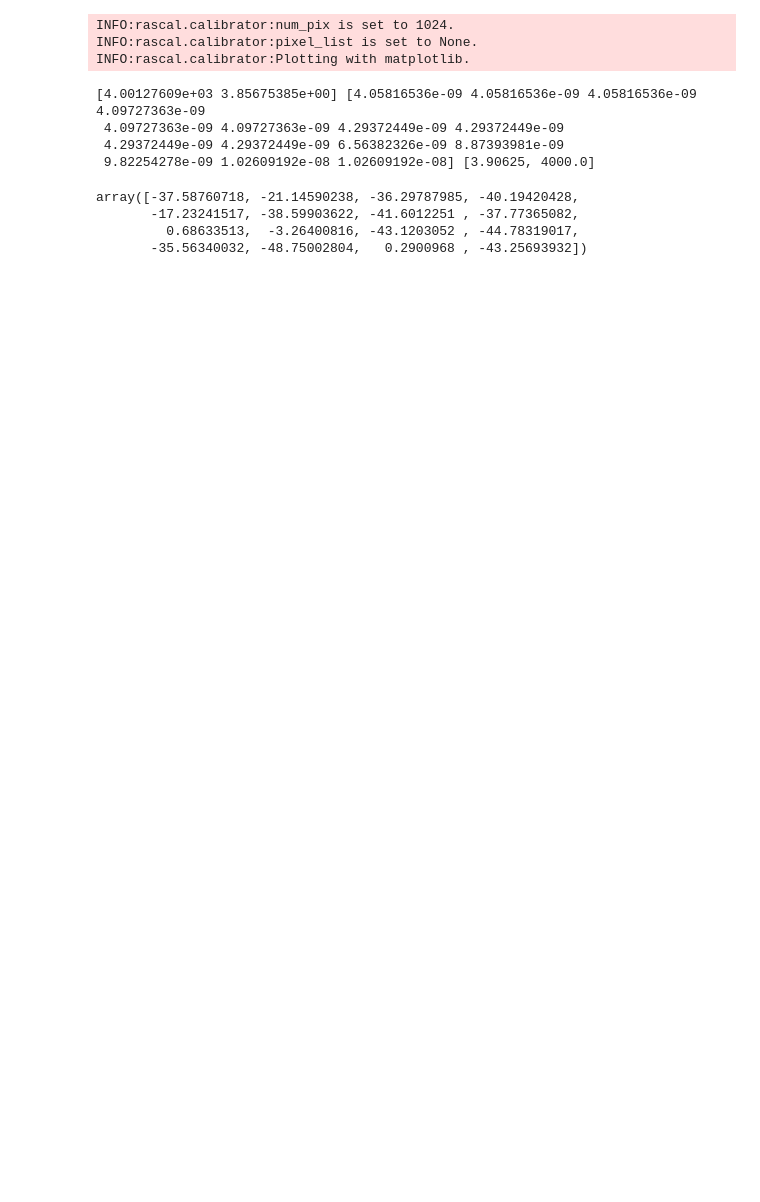
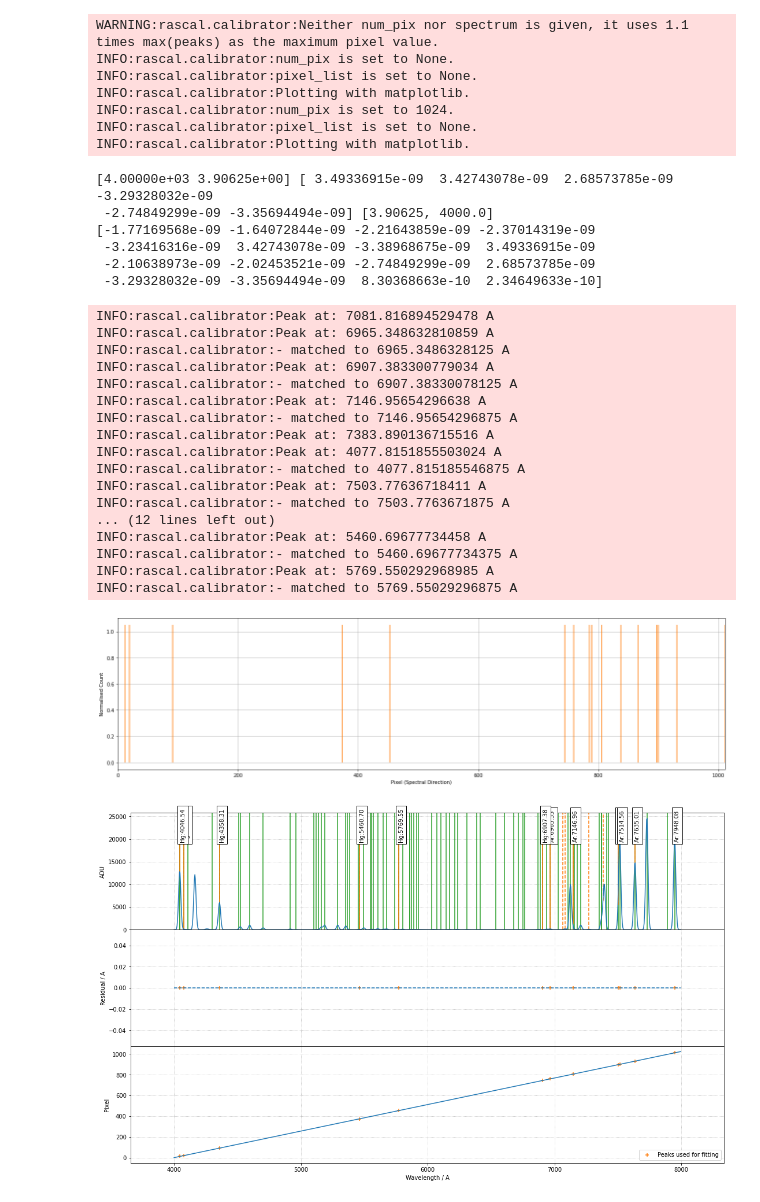
Before and after one commit to jveitchmichaelis/rascal, a Jupyter notebook: examples/Synthetic.ipynb, the cells around one changed output. Drawn from its saved outputs; the diff is of its cells as text; code cells hidden in the pictures; blank space fills up the shorter version.

```diff
--- a/examples/Synthetic.ipynb
+++ b/examples/Synthetic.ipynb
@@ -139,7 +232,7 @@ def test_fit(spectrum, uncertainty = 0, range_tolerance=500):
                             top_n_candidate=5,
                             linear=True,
                             filter_close=True,
-                            ransac_thresh=5,
+                            ransac_tolerance=5,
                             candidate_weighted=True,
                             hough_weight=1.0)
 
@@ -156,45 +249,68 @@ endpoint_jitter = 0
 elements = ['Hg', 'Ar']
 poly_degree = 1
 num_pixels = 1024
 
 """
 Generate spectrum + ground truth
 """
 spectrum = RandomSyntheticSpectrum(num_pixels,
                                    min_wavelength,
                                    max_wavelength,
                                    endpoint_jitter,
                                    'poly',
                                    poly_degree)
 spectrum.add_atlas(elements)
 
 wavs = spectrum.wavelengths
 pixs = spectrum.get_pixels(spectrum.wavelengths)
 
 ground_truth = zip(wavs, pixs)
 
 calibrator = test_fit(spectrum, uncertainty=0, range_tolerance=400)
-polyfit_coeff, rms, residual, peak_utilisation = calibrator.fit(polydeg=1, max_tries=500)
+calibrator.plot_arc()
+fit_coeff, rms, residual, peak_utilisation = calibrator.fit(fit_deg=1, max_tries=500)
 
-print(res, residual, spectrum.coefficients)
+print(fit_coeff, residual, spectrum.coefficients)
 
 """
 Check fit
 """
-fit_model = models.polynomial(res[::-1], 1)
-np.array([fit_model(px) for px in pixs]) - wavs
+fit_model = models.polynomial(fit_coeff[::-1], 1)
+print(np.array([fit_model(px) for px in pixs]) - wavs)
+calibrator.plot_fit(fit_coeff, model_spectrum)
 # %% [output]
+WARNING:rascal.calibrator:Neither num_pix nor spectrum is given, it uses 1.1 times max(peaks) as the maximum pixel value.
+INFO:rascal.calibrator:num_pix is set to None.
+INFO:rascal.calibrator:pixel_list is set to None.
+INFO:rascal.calibrator:Plotting with matplotlib.
 INFO:rascal.calibrator:num_pix is set to 1024.
 INFO:rascal.calibrator:pixel_list is set to None.
 INFO:rascal.calibrator:Plotting with matplotlib.
-[4.00127609e+03 3.85675385e+00] [4.05816536e-09 4.05816536e-09 4.05816536e-09 4.09727363e-09
- 4.09727363e-09 4.09727363e-09 4.29372449e-09 4.29372449e-09
- 4.29372449e-09 4.29372449e-09 6.56382326e-09 8.87393981e-09
- 9.82254278e-09 1.02609192e-08 1.02609192e-08] [3.90625, 4000.0]
+[4.00000e+03 3.90625e+00] [ 3.49336915e-09  3.42743078e-09  2.68573785e-09 -3.29328032e-09
+ -2.74849299e-09 -3.35694494e-09] [3.90625, 4000.0]
+[-1.77169568e-09 -1.64072844e-09 -2.21643859e-09 -2.37014319e-09
+ -3.23416316e-09  3.42743078e-09 -3.38968675e-09  3.49336915e-09
+ -2.10638973e-09 -2.02453521e-09 -2.74849299e-09  2.68573785e-09
+ -3.29328032e-09 -3.35694494e-09  8.30368663e-10  2.34649633e-10]
-array([-37.58760718, -21.14590238, -36.29787985, -40.19420428,
-       -17.23241517, -38.59903622, -41.6012251 , -37.77365082,
-         0.68633513,  -3.26400816, -43.1203052 , -44.78319017,
-       -35.56340032, -48.75002804,   0.2900968 , -43.25693932])
+INFO:rascal.calibrator:Peak at: 7081.816894529478 A
+INFO:rascal.calibrator:Peak at: 6965.348632810859 A
+INFO:rascal.calibrator:- matched to 6965.3486328125 A
+INFO:rascal.calibrator:Peak at: 6907.383300779034 A
+INFO:rascal.calibrator:- matched to 6907.38330078125 A
+INFO:rascal.calibrator:Peak at: 7146.95654296638 A
+INFO:rascal.calibrator:- matched to 7146.95654296875 A
+INFO:rascal.calibrator:Peak at: 7383.890136715516 A
+INFO:rascal.calibrator:Peak at: 4077.8151855503024 A
+INFO:rascal.calibrator:- matched to 4077.815185546875 A
+INFO:rascal.calibrator:Peak at: 7503.77636718411 A
+INFO:rascal.calibrator:- matched to 7503.7763671875 A
+... (12 lines left out)
+INFO:rascal.calibrator:Peak at: 5460.69677734458 A
+INFO:rascal.calibrator:- matched to 5460.69677734375 A
+INFO:rascal.calibrator:Peak at: 5769.550292968985 A
+INFO:rascal.calibrator:- matched to 5769.55029296875 A
+[figure, added]
+[figure, added]
 # %%
 candidates = np.array(list(zip(calibrator.candidate_peak, calibrator.candidate_arc)))
 
```
Also changed, not shown: parts of 4 cells of this notebook, 2 other files.
